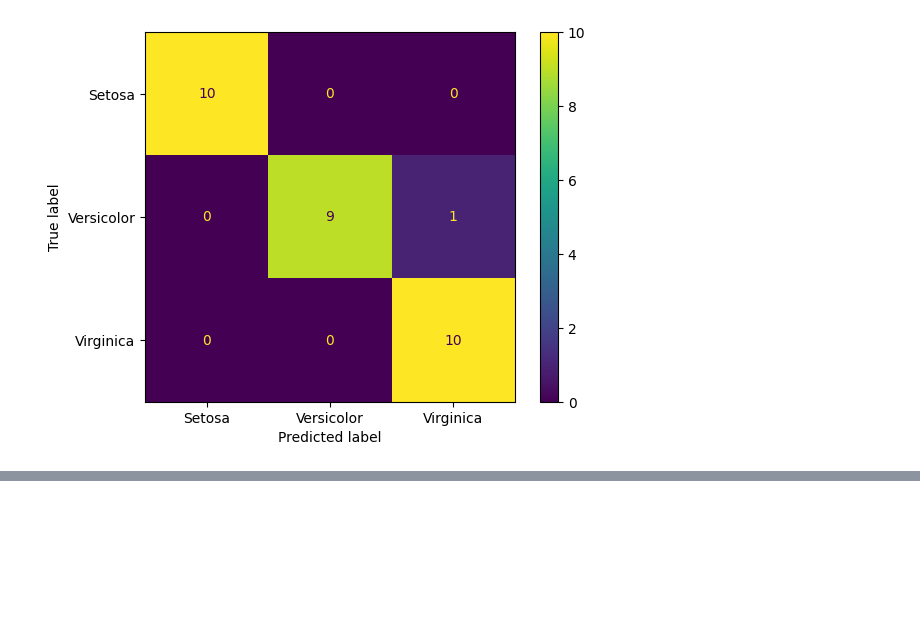
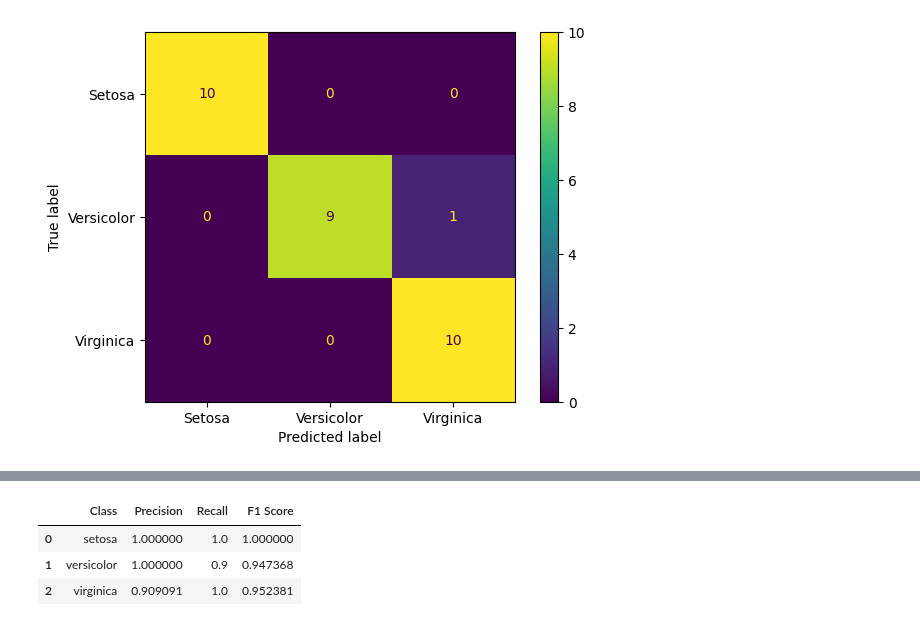
Before and after one commit to Zarif-451/Machine-Learning, a Jupyter notebook: Scikit-Learn/Scikit-Learn (Supervised ML)/classification.ipynb, the cells around one changed output, grey strips where cells are left out. Drawn from its saved outputs; the diff is of its cells as text; code cells hidden in the pictures; blank space fills up the shorter version.

```diff
--- a/Scikit-Learn/Scikit-Learn (Supervised ML)/classification.ipynb
+++ b/Scikit-Learn/Scikit-Learn (Supervised ML)/classification.ipynb
@@ -1020,0 +1124,12 @@ Target Names : ['setosa' 'versicolor' 'virginica']
+# %%
+from sklearn.metrics import precision_score, recall_score
+import pandas as pd
+
+precision = precision_score(y_test, y_pred, average=None)
+recall = recall_score(y_test, y_pred, average=None)
+
+pd.DataFrame({
+    "Class" : Iris.target_names,
+    "Precision" : precision,
+    "Recall" : recall
+})
@@ -1020,0 +1242,16 @@ Target Names : ['setosa' 'versicolor' 'virginica']
+# %%
+from sklearn.metrics import f1_score
+
+f1 = f1_score(y_test, y_pred, average=None)
+
+pd.DataFrame({
+    "Class" : Iris.target_names,
+    "Precision" : precision,
+    "Recall" : recall,
+    "F1 Score" : f1
+})
+# %% [output]
+|  | Class | Precision | Recall | F1 Score |
+| 0 | setosa | 1.000000 | 1.0 | 1.000000 |
+| 1 | versicolor | 1.000000 | 0.9 | 0.947368 |
+| 2 | virginica | 0.909091 | 1.0 | 0.952381 |
```
Also changed, not shown: parts of 11 cells of this notebook.
